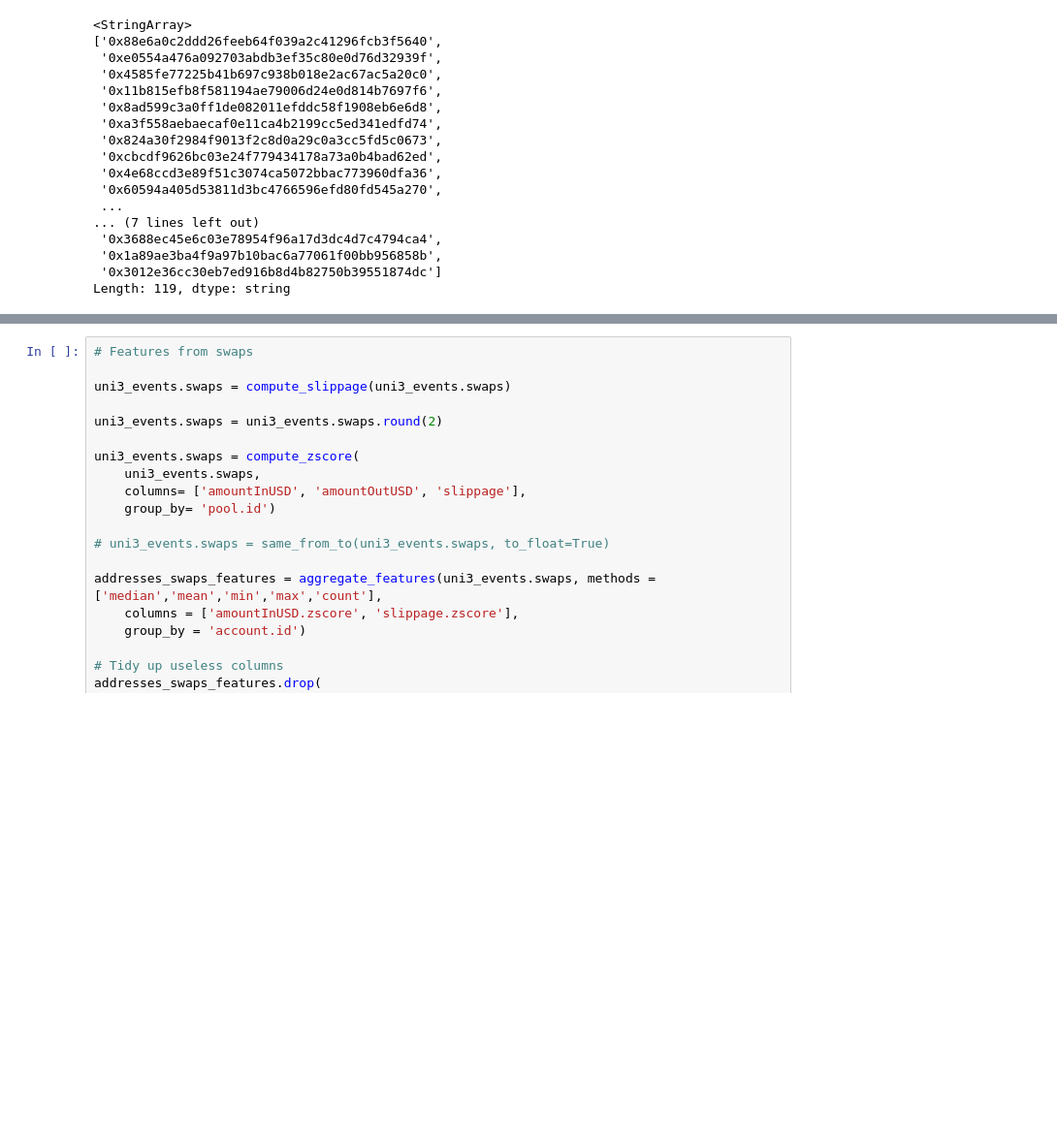
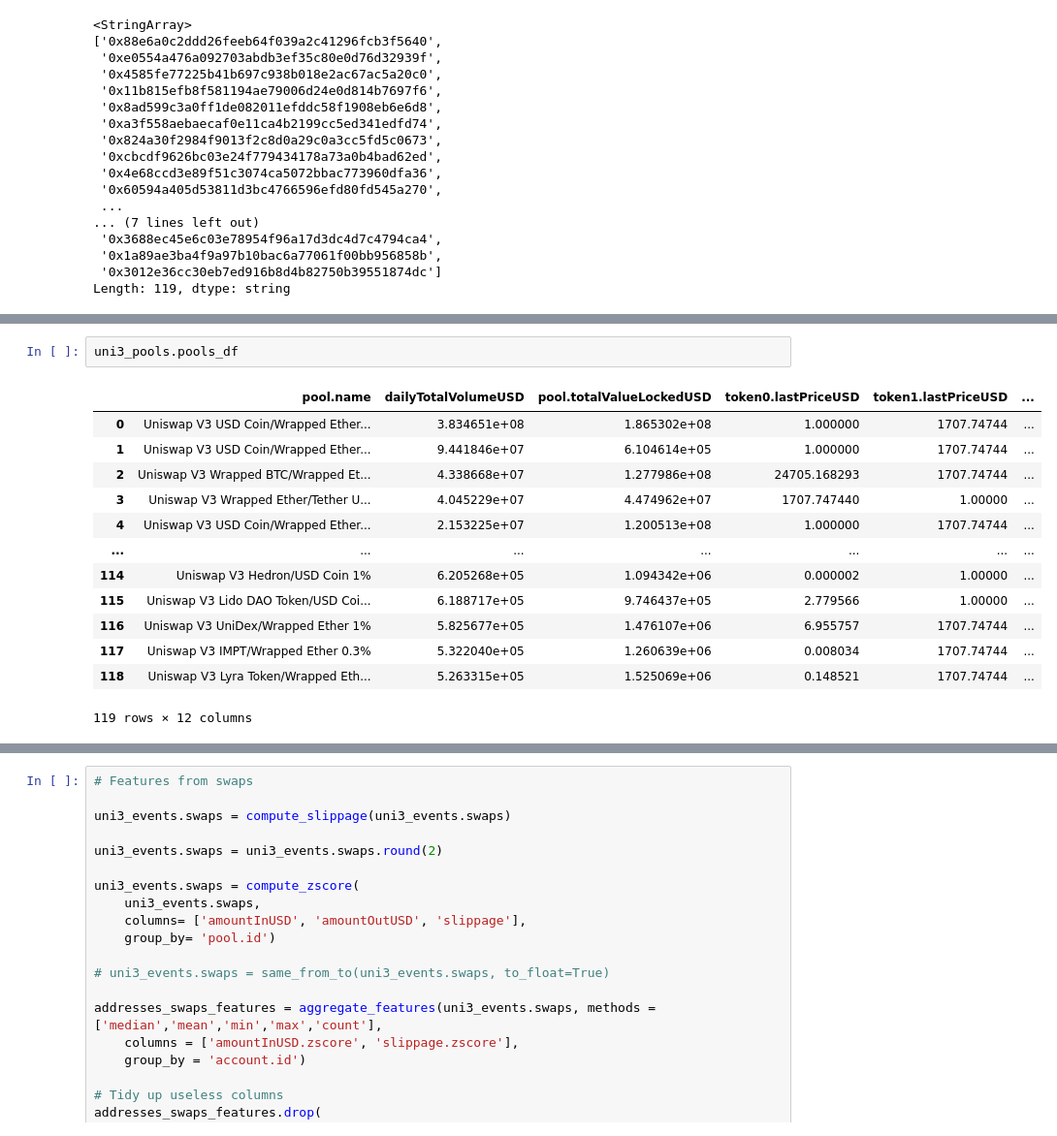
Before and after one commit to juliencarponcy/py0xcluster, a Jupyter notebook: notebooks/Pool_clustering.ipynb, the cells around one changed output, grey strips where cells are left out. Shown at 97% size. Drawn from its saved outputs; the diff is of its cells as text; blank space fills up the shorter version.

```diff
--- a/notebooks/Pool_clustering.ipynb
+++ b/notebooks/Pool_clustering.ipynb
@@ -213 +198,17 @@ Queriying from 2023-01-16 00:00:00 to 2023-01-17 00:00:00
+# %%
+uni3_pools.pools_df
+# %% [output]
+|  | pool.name | dailyTotalVolumeUSD | pool.totalValueLockedUSD | token0.lastPriceUSD | token1.lastPriceUSD | ... |
+| 0 | Uniswap V3 USD Coin/Wrapped Ether... | 3.834651e+08 | 1.865302e+08 | 1.000000 | 1707.74744 | ... |
+| 1 | Uniswap V3 USD Coin/Wrapped Ether... | 9.441846e+07 | 6.104614e+05 | 1.000000 | 1707.74744 | ... |
+| 2 | Uniswap V3 Wrapped BTC/Wrapped Et... | 4.338668e+07 | 1.277986e+08 | 24705.168293 | 1707.74744 | ... |
+| 3 | Uniswap V3 Wrapped Ether/Tether U... | 4.045229e+07 | 4.474962e+07 | 1707.747440 | 1.00000 | ... |
+| 4 | Uniswap V3 USD Coin/Wrapped Ether... | 2.153225e+07 | 1.200513e+08 | 1.000000 | 1707.74744 | ... |
+| ... | ... | ... | ... | ... | ... | ... |
+| 114 | Uniswap V3 Hedron/USD Coin 1% | 6.205268e+05 | 1.094342e+06 | 0.000002 | 1.00000 | ... |
+| 115 | Uniswap V3 Lido DAO Token/USD Coi... | 6.188717e+05 | 9.746437e+05 | 2.779566 | 1.00000 | ... |
+| 116 | Uniswap V3 UniDex/Wrapped Ether 1% | 5.825677e+05 | 1.476107e+06 | 6.955757 | 1707.74744 | ... |
+| 117 | Uniswap V3 IMPT/Wrapped Ether 0.3% | 5.322040e+05 | 1.260639e+06 | 0.008034 | 1707.74744 | ... |
+| 118 | Uniswap V3 Lyra Token/Wrapped Eth... | 5.263315e+05 | 1.525069e+06 | 0.148521 | 1707.74744 | ... |
+119 rows × 12 columns
 # %%
```
Also changed, not shown: parts of 4 cells of this notebook, 2 other files.
